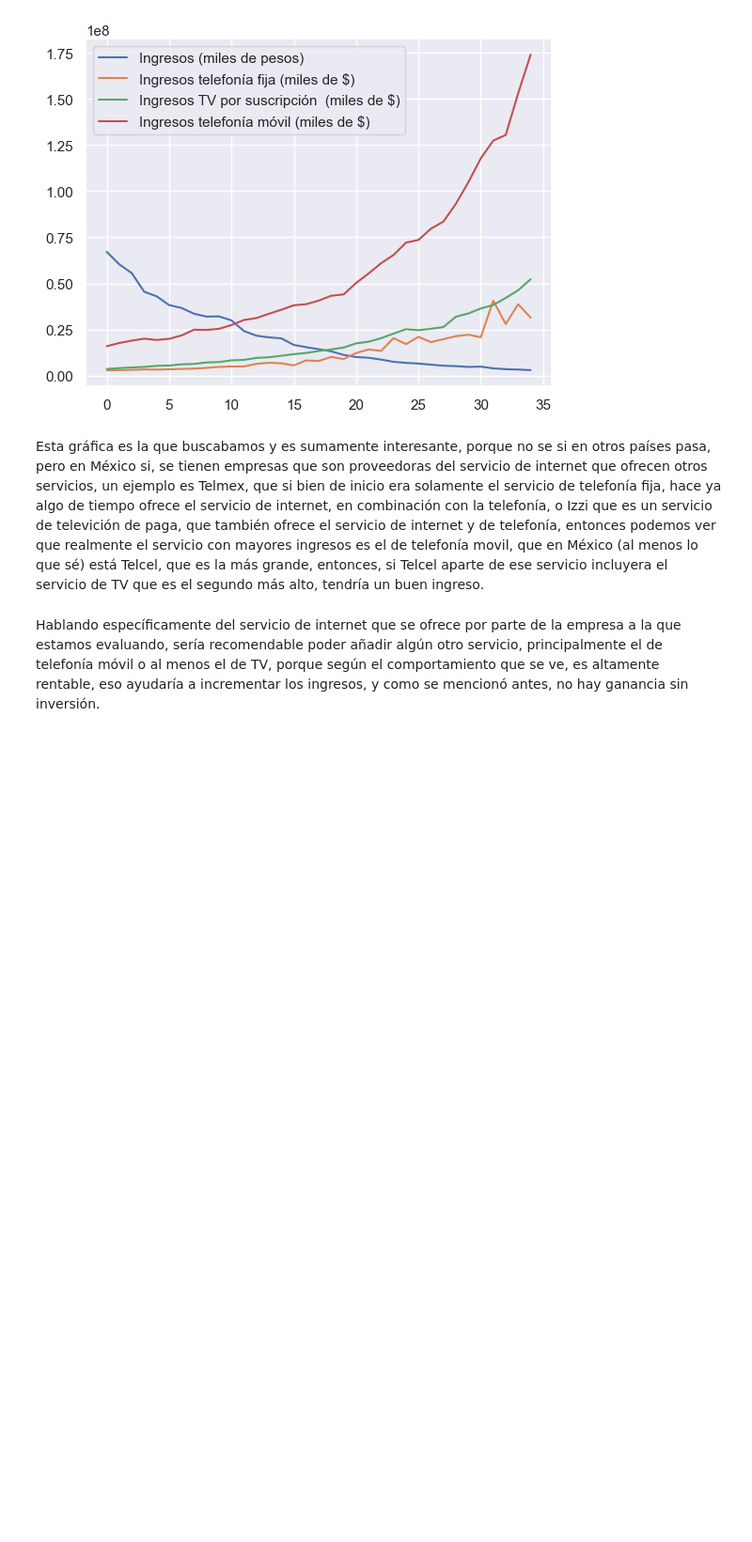
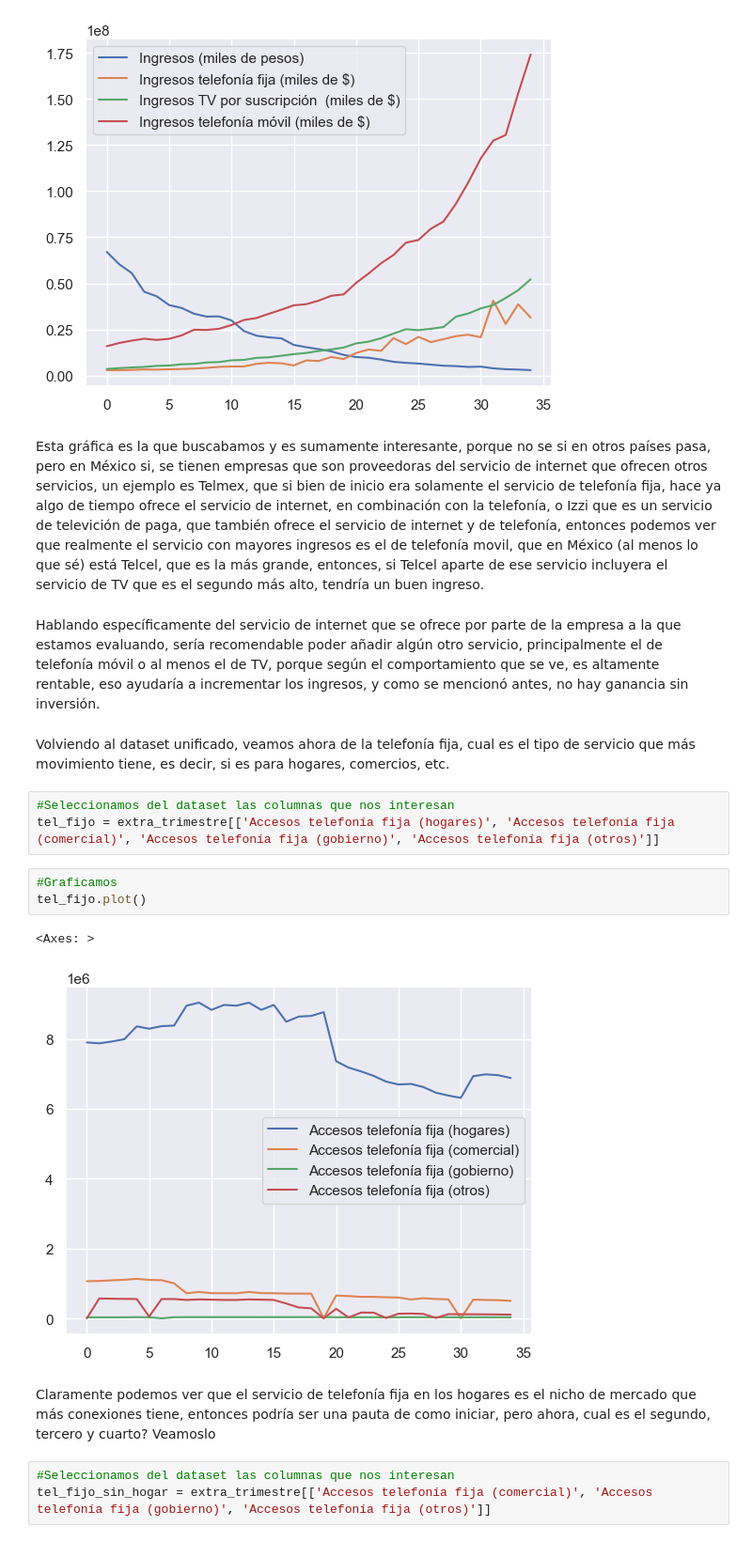
Before and after one commit to AJusto14/PI_DataAnalysis_AAJG, a Jupyter notebook: eda_adicional.ipynb, the cells around one changed output. Shown at 94% size. Saved outputs shown, nothing was run; the diff lists cells and outputs as text; blank space fills up the shorter version.

```diff
--- a/eda_adicional.ipynb
+++ b/eda_adicional.ipynb
@@ -294,3 +295,19 @@ todos_ingresos.plot()
 Esta gráfica es la que buscabamos y es sumamente interesante, porque no se si en otros países pasa, pero en México si, se tienen empresas que son proveedoras del servicio de internet que ofrecen otros servicios, un ejemplo es Telmex, que si bien de inicio era solamente el servicio de telefonía fija, hace ya algo de tiempo ofrece el servicio de internet, en combinación con la telefonía, o Izzi que es un servicio de televición de paga, que también ofrece el servicio de internet y de telefonía, entonces podemos ver que realmente el servicio con mayores ingresos es el de telefonía movil, que en México (al menos lo que sé) está Telcel, que es la más grande, entonces, si Telcel aparte de ese servicio incluyera el servicio de TV que es el segundo más alto, tendría un buen ingreso.
 # %% [markdown]
 Hablando específicamente del servicio de internet que se ofrece por parte de la empresa a la que estamos evaluando, sería recomendable poder añadir algún otro servicio, principalmente el de telefonía móvil o al menos el de TV, porque según el comportamiento que se ve, es altamente rentable, eso ayudaría a incrementar los ingresos, y como se mencionó antes, no hay ganancia sin inversión.
+# %% [markdown]
+Volviendo al dataset unificado, veamos ahora de la telefonía fija, cual es el tipo de servicio que más movimiento tiene, es decir, si es para hogares, comercios, etc.
+# %%
+#Seleccionamos del dataset las columnas que nos interesan
+tel_fijo = extra_trimestre[['Accesos telefonía fija (hogares)', 'Accesos telefonía fija (comercial)', 'Accesos telefonía fija (gobierno)', 'Accesos telefonía fija (otros)']]
+# %%
+#Graficamos
+tel_fijo.plot()
+# %% [output]
+<Axes: >
+[figure, added]
+# %% [markdown]
+Claramente podemos ver que el servicio de telefonía fija en los hogares es el nicho de mercado que más conexiones tiene, entonces podría ser una pauta de como iniciar, pero ahora, cual es el segundo, tercero y cuarto? Veamoslo
+# %%
+#Seleccionamos del dataset las columnas que nos interesan
+tel_fijo_sin_hogar = extra_trimestre[['Accesos telefonía fija (comercial)', 'Accesos telefonía fija (gobierno)', 'Accesos telefonía fija (otros)']]
```
Also changed, not shown: parts of 41 cells of this notebook, 1 other file.
